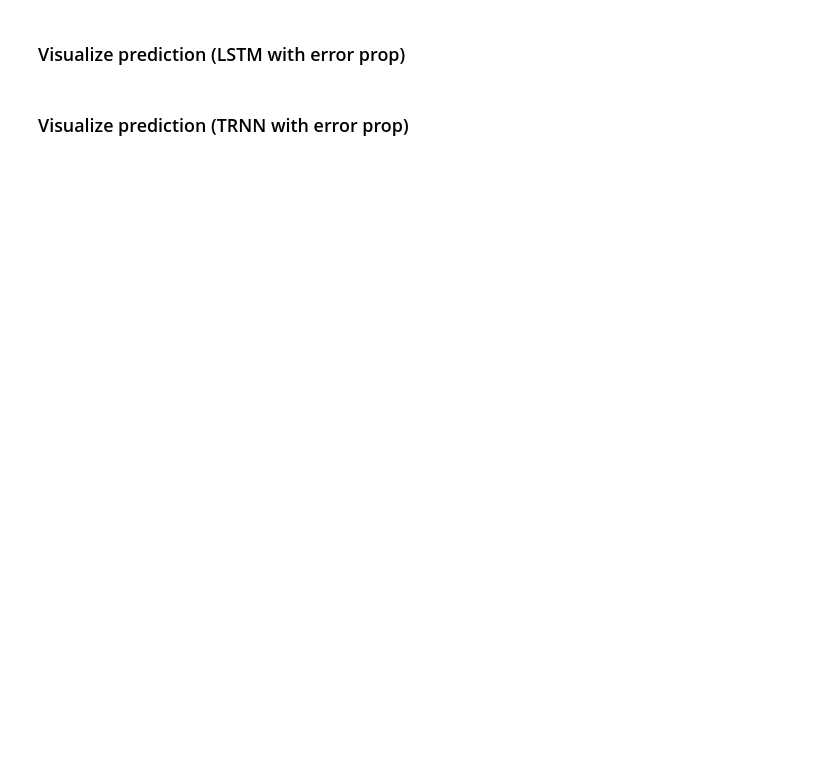
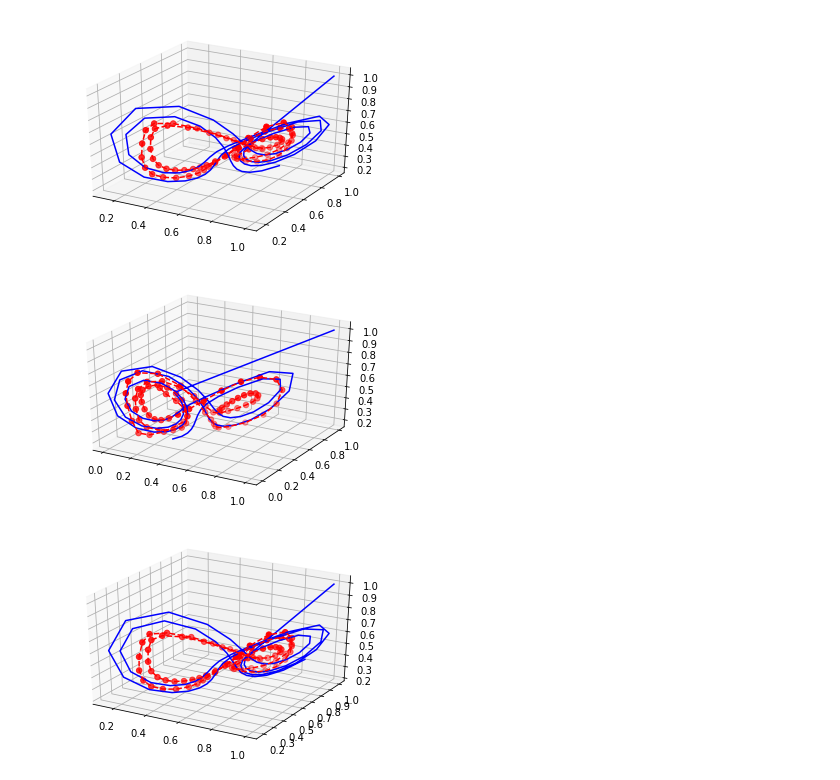
Before and after one commit to yuqirose/TensorRNN, a Jupyter notebook: experiments/test_seq2seq.ipynb, the cells around one changed output. Drawn from its saved outputs; the diff is of its cells as text; code cells hidden in the pictures; blank space fills up the shorter version.

```diff
--- a/experiments/test_seq2seq.ipynb
+++ b/experiments/test_seq2seq.ipynb
@@ -9,20 +227,23 @@ ValueError: Cannot feed value of shape (128, 20, 3) for Tensor 'Placeholder:0',
 # %%
 %matplotlib inline
 import matplotlib.pyplot as plt
 from mpl_toolkits.mplot3d import Axes3D
-
+import numpy as np
 
 def plot_sample(pred, true, sample_id):
     fig = plt.figure()
     ax = fig.gca(projection='3d')
     ax.plot(true[sample_id, :,0], true[sample_id,:,1], true[sample_id, :,2], 'b')
     ax.scatter(pred[sample_id,:,0], pred[sample_id, :,1], pred[sample_id, :,2], c='r', s=30)
     ax.plot(pred[sample_id, :,0], pred[sample_id,:,1], pred[sample_id, :,2], 'r--')
-
+test_vals = vals
 pred = test_vals['pred']
 true = test_vals['true']
+plot_sample(pred, true,1)
 plot_sample(pred, true,3)
-plot_sample(pred, true,6)
-plot_sample(pred, true,10)
+plot_sample(pred, true,7)
+# np.save('../experiments/result/trnn_10_err.npy',test_vals)
+# %% [output]
+[figure, added]
+[figure, added]
+[figure, added]
-# %% [markdown]
-### Visualize prediction  (LSTM with error prop)
@@ -36,2 +249,0 @@ np.save('../experiments/result/lstm_10_err.npy',test_vals)
-# %% [markdown]
-### Visualize prediction  (TRNN with error prop)
```
Also changed, not shown: parts of 9 cells of this notebook, 3 other files.
